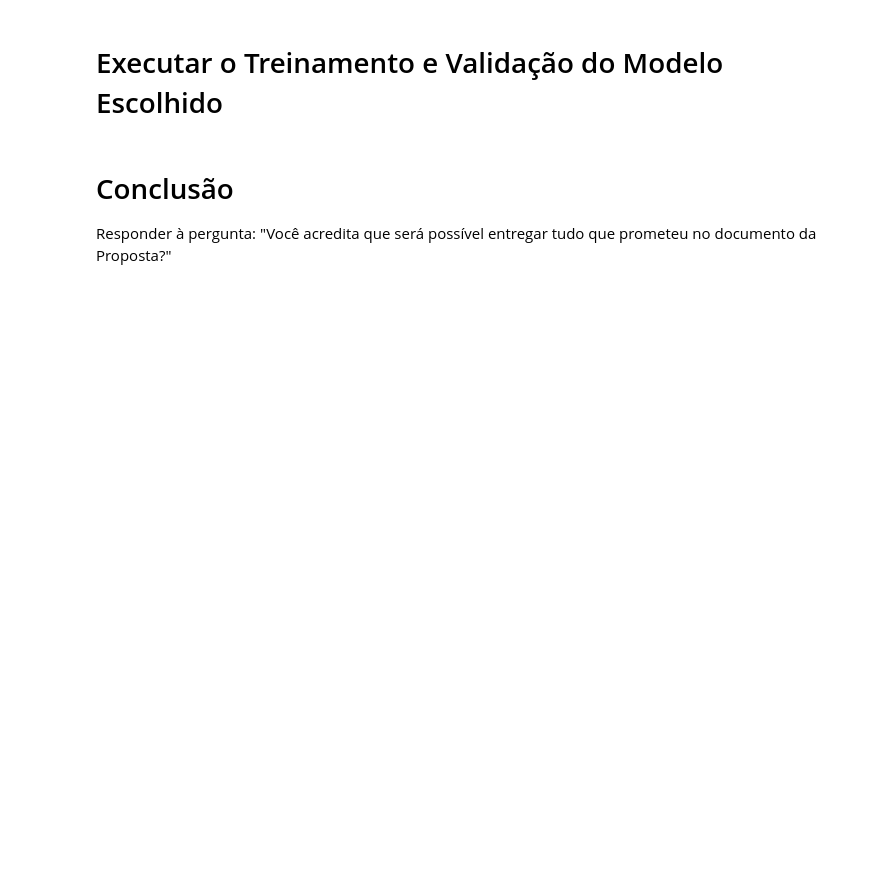
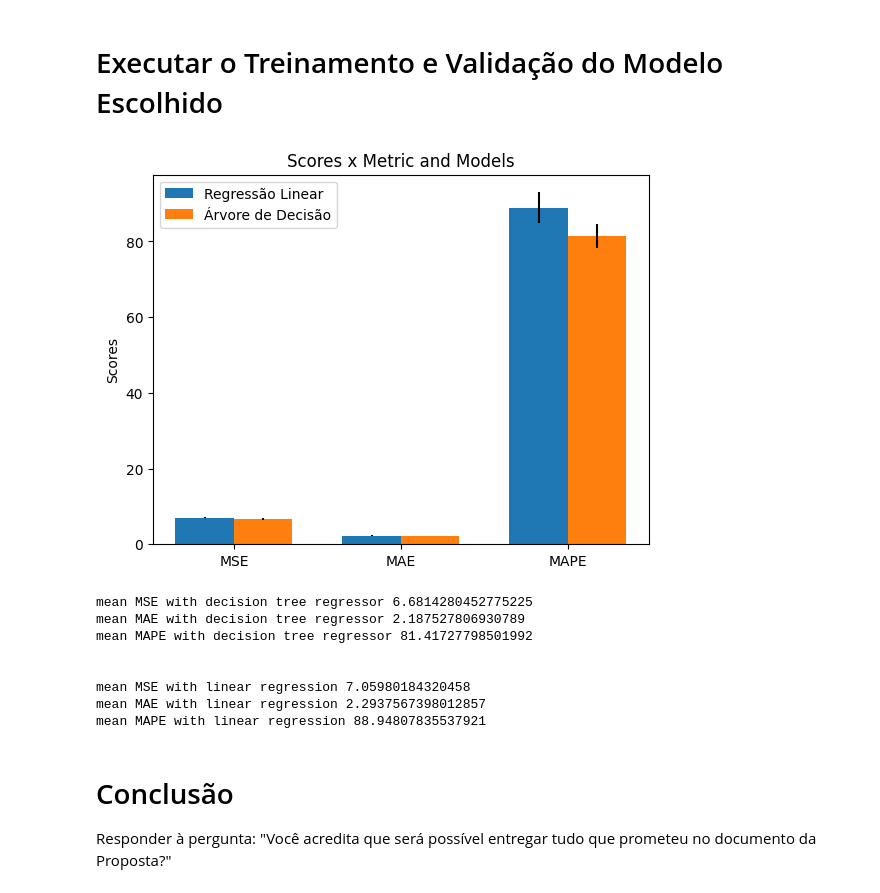
Before and after one commit to masterkey-07/smartgrid-ai-project, a Jupyter notebook: src/concept_proof.ipynb, the cells around one changed output. Saved outputs shown, nothing was run; the diff lists cells and outputs as text; code cells hidden in the pictures; blank space fills up the shorter version.

```diff
--- a/src/concept_proof.ipynb
+++ b/src/concept_proof.ipynb
@@ -20,0 +108,6 @@ targets = electrical_grid_stability_simulated_data.targets
+# %%
+stability = {"stable": 0, "unstable": 1}
+targets['stabf'] = targets['stabf'].map(stability) #Esse é o que queremos dar predict no final, portanto:
+train['stabf'] = train['stabf'].map(stability)
+# train = train.drop(columns=['stab'])
+# targets = targets.drop(columns=['stab'])
@@ -24,0 +300,6 @@ targets = electrical_grid_stability_simulated_data.targets
+# %%
+print(train)
+train = train.drop(columns=['p1'])
+train = train.drop(columns=['p2'])
+train = train.drop(columns=['p3'])
+train = train.drop(columns=['p4'])
@@ -24,0 +324,2 @@ targets = electrical_grid_stability_simulated_data.targets
+# %%
+train['media_gs'] = (train['g1'] + train['g2'] + train['g3'] + train['g4']) / 4
@@ -29,3 +438,48 @@ targets = electrical_grid_stability_simulated_data.targets
+# %%
+# Regressão Linear
+metrics_l = {'MSE': mse_l, 'MAE': mae_l, 'MAPE': mape_l}
+mean_std_l = {metric: (np.mean(scores), np.std(scores)) for metric, scores in metrics_l.items()}
+
+# Árvore de Decisão
+metrics_r= {'MSE': mse_r, 'MAE': mae_r, 'MAPE': mape_r}
+mean_std_r = {metric: (np.mean(scores), np.std(scores)) for metric, scores in metrics_r.items()}
+
+# Plotando os gráficos
+metrics_labels = ['MSE', 'MAE', 'MAPE']
+width = 0.35
+x = np.arange(len(metrics_labels))
+
+fig, ax = plt.subplots()
+
+rects1 = ax.bar(x - width/2, [mean_std_l[metric][0] for metric in metrics_labels], width, label='Regressão Linear', yerr=[mean_std_l[metric][1] for metric in metrics_labels])
+rects2 = ax.bar(x + width/2, [mean_std_r[metric][0] for metric in metrics_labels], width, label='Árvore de Decisão', yerr=[mean_std_r[metric][1] for metric in metrics_labels])
+
+ax.set_ylabel('Scores')
+ax.set_title('Scores x Metric and Models')
+ax.set_xticks(x)
+ax.set_xticklabels(metrics_labels)
+ax.legend()
+
+
+plt.show()
+
+for index in mean_std_r:
+  print(f'mean {index} with decision tree regressor {mean_std_r[index][0]}')
+
+print("\n")
+
+for index in mean_std_l:
+  print(f'mean {index} with linear regression {mean_std_l[index][0]}')
+# %% [output]
+[figure, added]
+mean MSE with decision tree regressor 6.6814280452775225
+mean MAE with decision tree regressor 2.187527806930789
+mean MAPE with decision tree regressor 81.41727798501992
+
+
+mean MSE with linear regression 7.05980184320458
+mean MAE with linear regression 2.2937567398012857
+mean MAPE with linear regression 88.94807835537921
 # %% [markdown]
 # Conclusão
 
```
Also changed, not shown: parts of 29 cells of this notebook.
